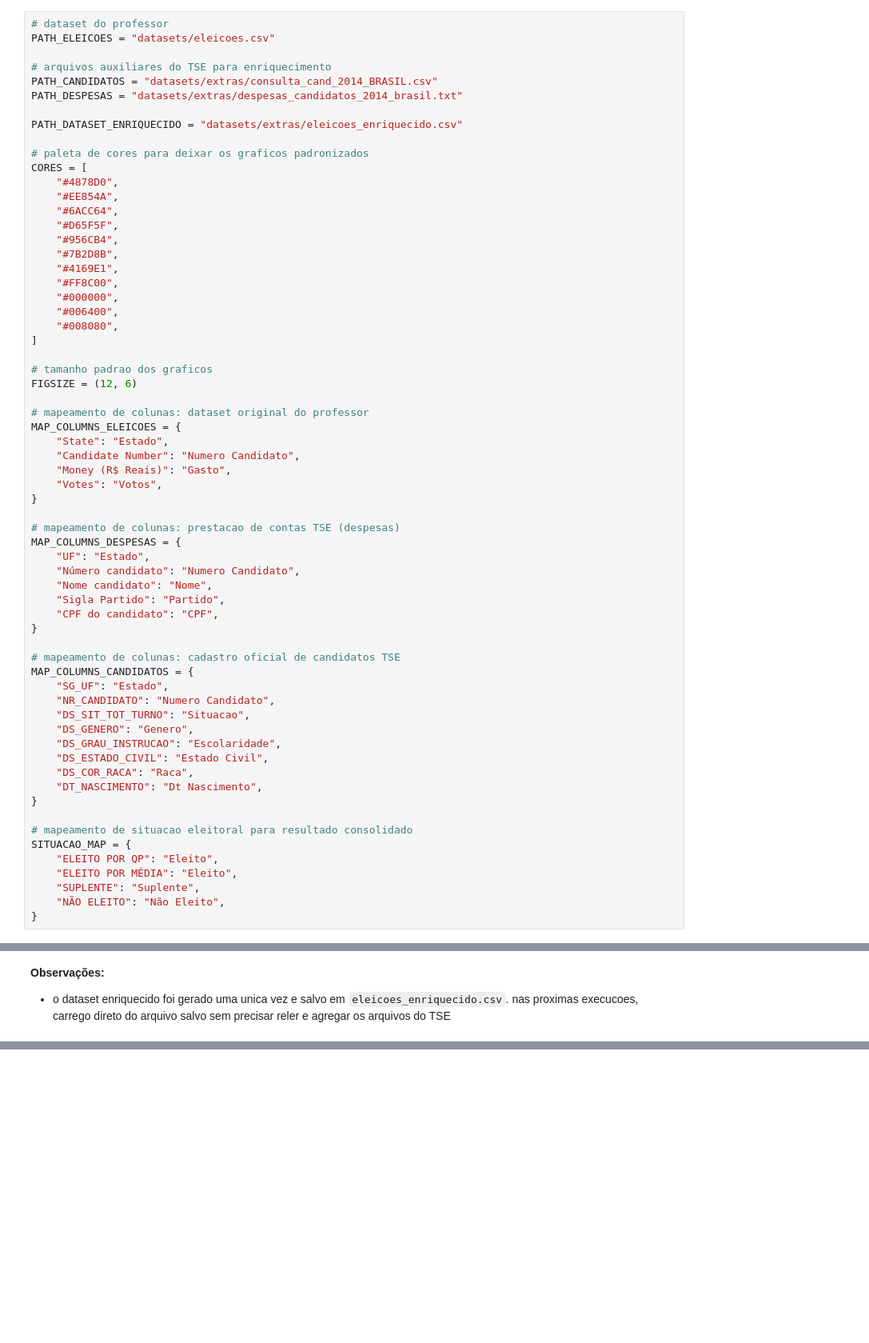
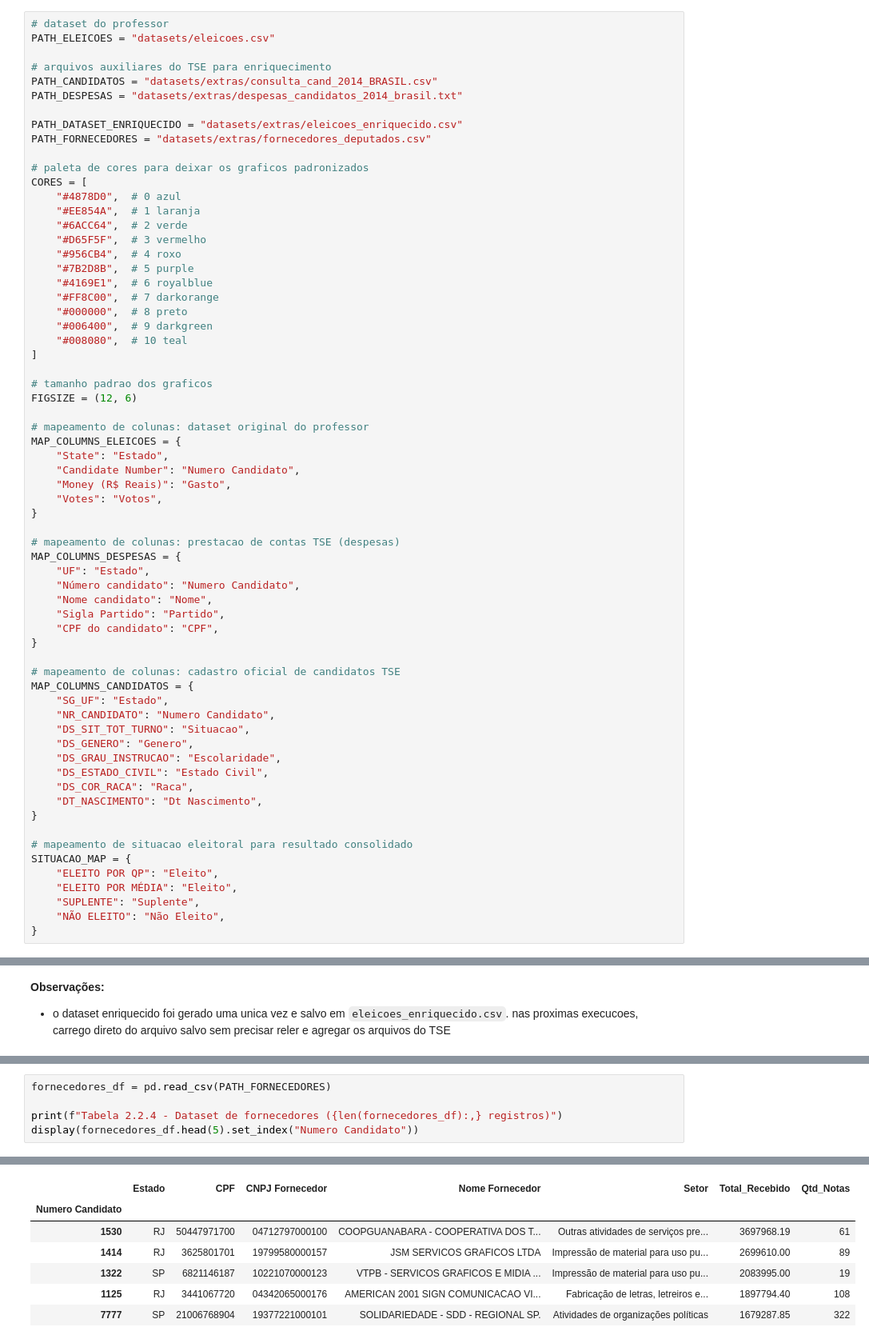
Before and after one commit to heitorctmba/MBA-01-estatistica-projeto_final, a Jupyter notebook: elections.ipynb, the cells around one changed output, grey strips where cells are left out. Shown at 80% size. Cells and saved outputs as stored; diff of their text form; blank space fills up the shorter version.

Commit message:
adiciona dataset extra de fornecedores

```diff
--- a/elections.ipynb
+++ b/elections.ipynb
@@ -37,20 +37,21 @@ PATH_CANDIDATOS = "datasets/extras/consulta_cand_2014_BRASIL.csv"
 PATH_DESPESAS = "datasets/extras/despesas_candidatos_2014_brasil.txt"
 
 PATH_DATASET_ENRIQUECIDO = "datasets/extras/eleicoes_enriquecido.csv"
+PATH_FORNECEDORES = "datasets/extras/fornecedores_deputados.csv"
 
 # paleta de cores para deixar os graficos padronizados
 CORES = [
-    "#4878D0",
-    "#EE854A",
-    "#6ACC64",
-    "#D65F5F",
-    "#956CB4",
-    "#7B2D8B",
-    "#4169E1",
-    "#FF8C00",
-    "#000000",
-    "#006400",
-    "#008080",
+    "#4878D0",  # 0 azul
+    "#EE854A",  # 1 laranja
+    "#6ACC64",  # 2 verde
+    "#D65F5F",  # 3 vermelho
+    "#956CB4",  # 4 roxo
+    "#7B2D8B",  # 5 purple
+    "#4169E1",  # 6 royalblue
+    "#FF8C00",  # 7 darkorange
+    "#000000",  # 8 preto
+    "#006400",  # 9 darkgreen
+    "#008080",  # 10 teal
 ]
 
 # tamanho padrao dos graficos
@@ -380,0 +435,6 @@ Tabela 2.2.3 - Dataset enriquecido (6353 candidatos)
+# %%
+fornecedores_df = pd.read_csv(PATH_FORNECEDORES)
+
+print(f"Tabela 2.2.4 - Dataset de fornecedores ({len(fornecedores_df):,} registros)")
+display(fornecedores_df.head(5).set_index("Numero Candidato"))
+# %% [output]
@@ -381,3 +442,10 @@ Tabela 2.2.3 - Dataset enriquecido (6353 candidatos)
+|  | Estado | CPF | CNPJ Fornecedor | Nome Fornecedor | Setor | Total_Recebido | Qtd_Notas |
+| Numero Candidato |  |  |  |  |  |  |  |
+| 1530 | RJ | 50447971700 | 04712797000100 | COOPGUANABARA - COOPERATIVA DOS T... | Outras atividades de serviços pre... | 3697968.19 | 61 |
+| 1414 | RJ | 3625801701 | 19799580000157 | JSM SERVICOS GRAFICOS LTDA | Impressão de material para uso pu... | 2699610.00 | 89 |
+| 1322 | SP | 6821146187 | 10221070000123 | VTPB - SERVICOS GRAFICOS E MIDIA ... | Impressão de material para uso pu... | 2083995.00 | 19 |
+| 1125 | RJ | 3441067720 | 04342065000176 | AMERICAN 2001 SIGN COMUNICACAO VI... | Fabricação de letras, letreiros e... | 1897794.40 | 108 |
+| 7777 | SP | 21006768904 | 19377221000101 | SOLIDARIEDADE - SDD - REGIONAL SP. | Atividades de organizações políticas | 1679287.85 | 322 |
 # %% [markdown]
 ### <font color=steelblue> 2.3 - Validação dos dados mesclados
 # %% [markdown]
```
Also changed, not shown: parts of 4 cells of this notebook, 1 other file.
